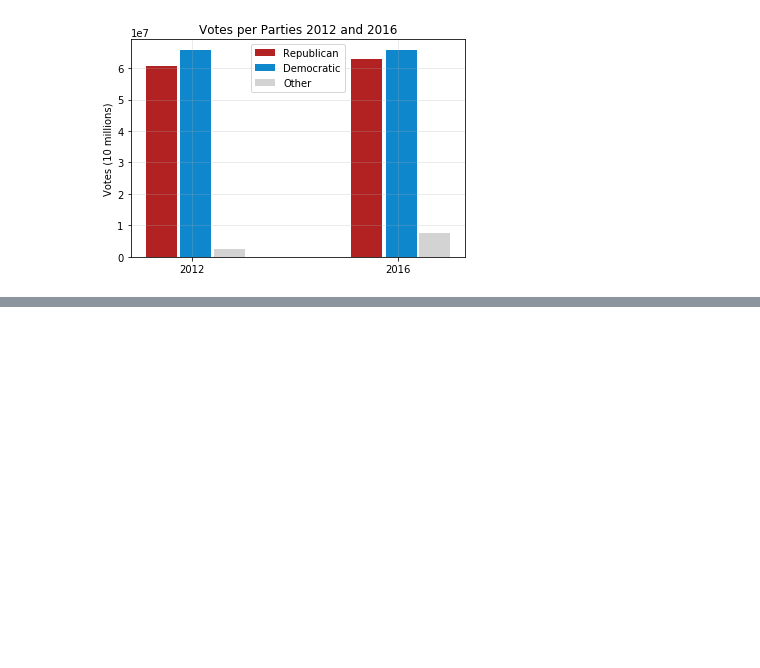
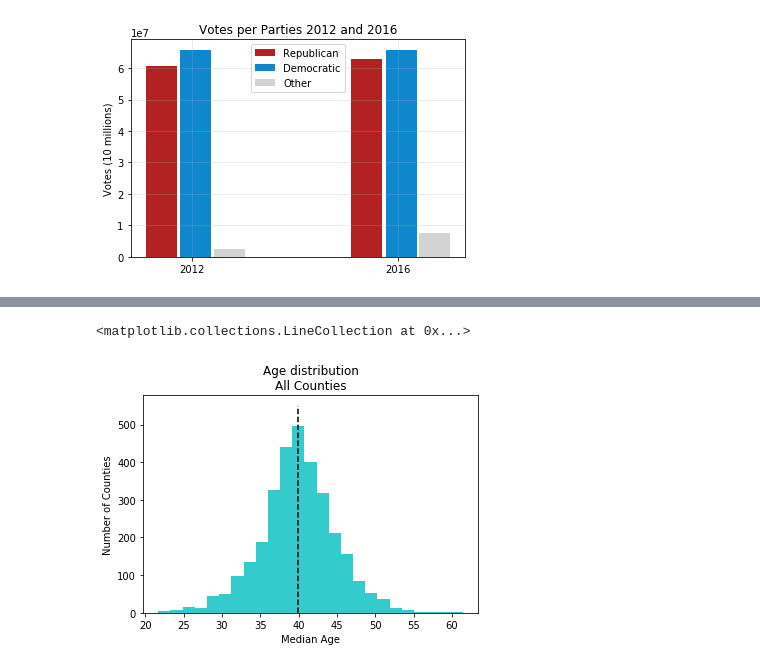
Before and after one commit to muditmathur11/bcmj, a Jupyter notebook: Project/Election_Project.ipynb, the cells around one changed output, grey strips where cells are left out. Saved outputs shown, nothing was run; the diff lists cells and outputs as text; code cells hidden in the pictures; blank space fills up the shorter version.

```diff
--- a/Project/Election_Project.ipynb
+++ b/Project/Election_Project.ipynb
@@ -339,7 +375,10 @@ plt.vlines(dem_rep_df["median_age"].mean(), ymin=0,ymax=45,linestyles ="dashed")
 # %%
-election_merged["median_age"].plot(kind="hist", bins=25, alpha = 0.8, color = 'r')
+election_merged["median_age"].plot(kind="hist", bins=25, alpha = 0.8, color = 'c')
 plt.xlabel("Median Age")
 plt.ylabel("Number of Counties")
 plt.title("Age distribution\nAll Counties")
 plt.vlines(election_merged["median_age"].mean(), ymin=0,ymax=550, linestyles ="dashed")
+# %% [output]
+<matplotlib.collections.LineCollection at 0x...>
+[figure, added]
 # %%
```
Also changed, not shown: parts of 26 cells of this notebook, 40 other files.
